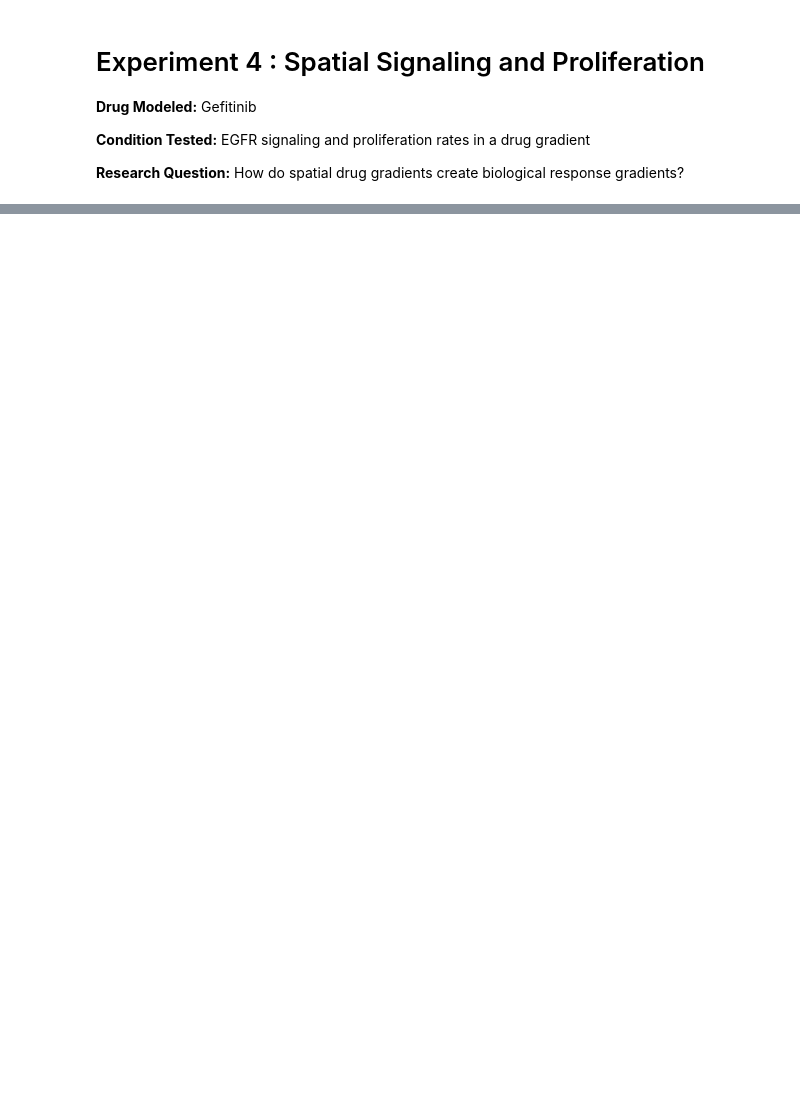
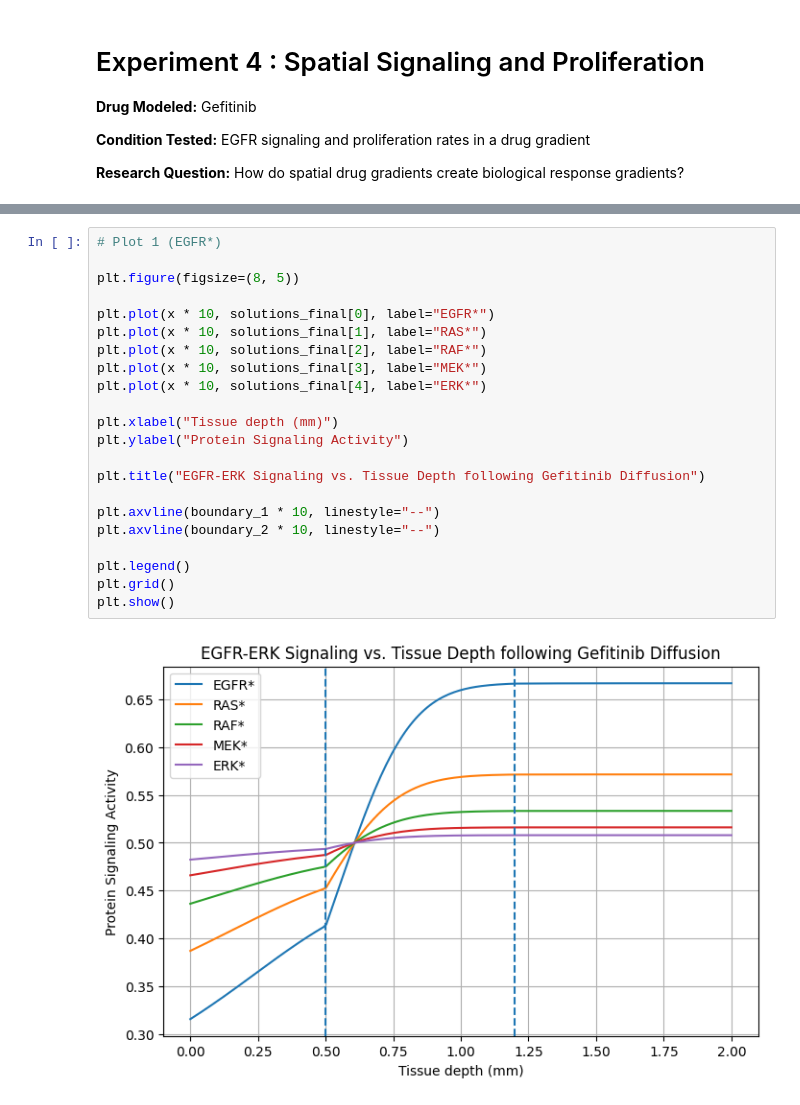
Before and after one commit to abhirym/Drug-Diffusion-Project, a Jupyter notebook: exp04b_spatial_signaling_and_proliferation.ipynb, the cells around one changed output, grey strips where cells are left out. Saved outputs shown, nothing was run; the diff lists cells and outputs as text; blank space fills up the shorter version.

```diff
--- a/exp04b_spatial_signaling_and_proliferation.ipynb
+++ b/exp04b_spatial_signaling_and_proliferation.ipynb
@@ -243,0 +260,24 @@ True
+# %%
+# Plot 1 (EGFR*)
+
+plt.figure(figsize=(8, 5))
+
+plt.plot(x * 10, solutions_final[0], label="EGFR*")
+plt.plot(x * 10, solutions_final[1], label="RAS*")
+plt.plot(x * 10, solutions_final[2], label="RAF*")
+plt.plot(x * 10, solutions_final[3], label="MEK*")
+plt.plot(x * 10, solutions_final[4], label="ERK*")
+
+plt.xlabel("Tissue depth (mm)")
+plt.ylabel("Protein Signaling Activity")
+
+plt.title("EGFR-ERK Signaling vs. Tissue Depth following Gefitinib Diffusion")
+
+plt.axvline(boundary_1 * 10, linestyle="--")
+plt.axvline(boundary_2 * 10, linestyle="--")
+
+plt.legend()
+plt.grid()
+plt.show()
+# %% [output]
+[figure, added]
```
Also changed, not shown: parts of 9 cells of this notebook, 7 other files.
